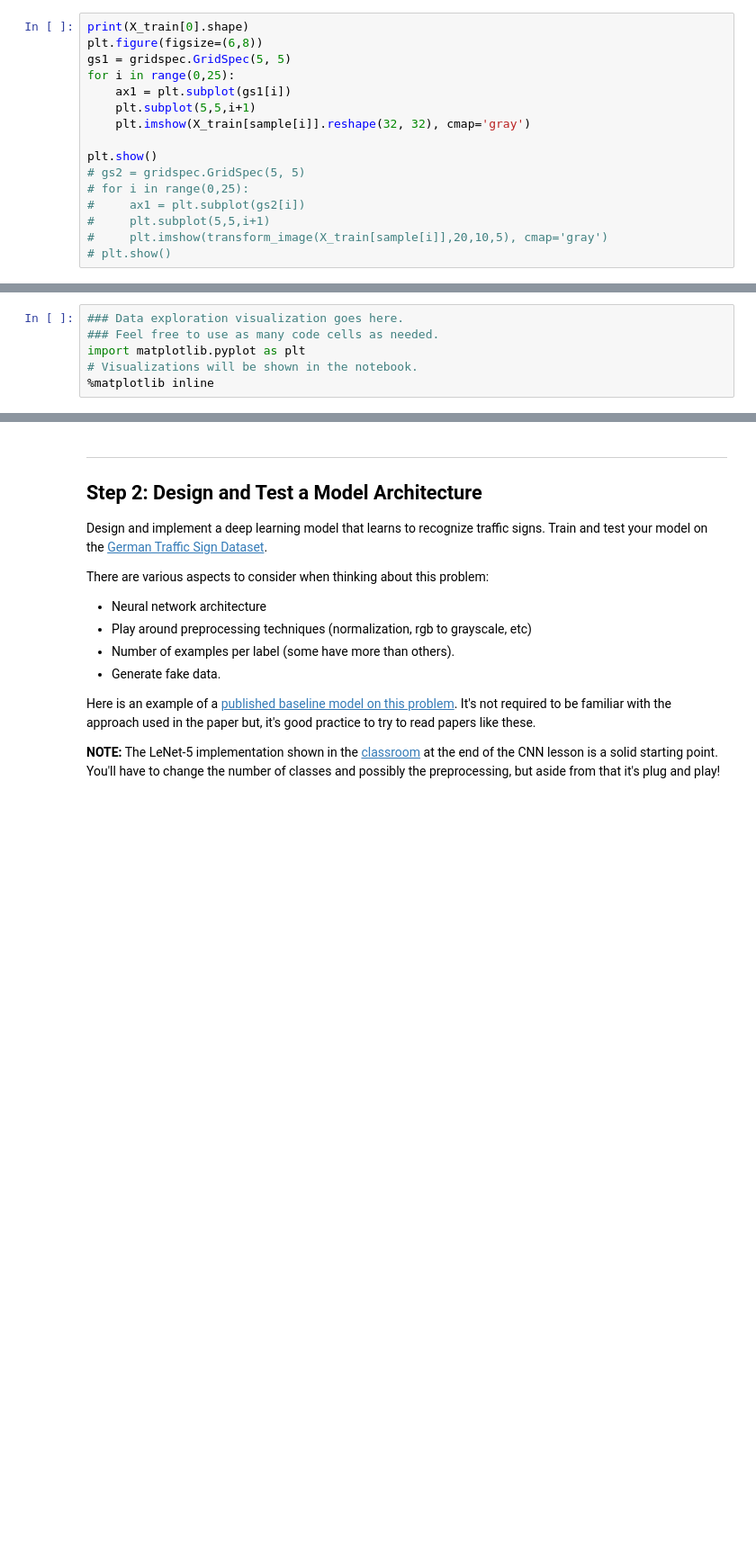
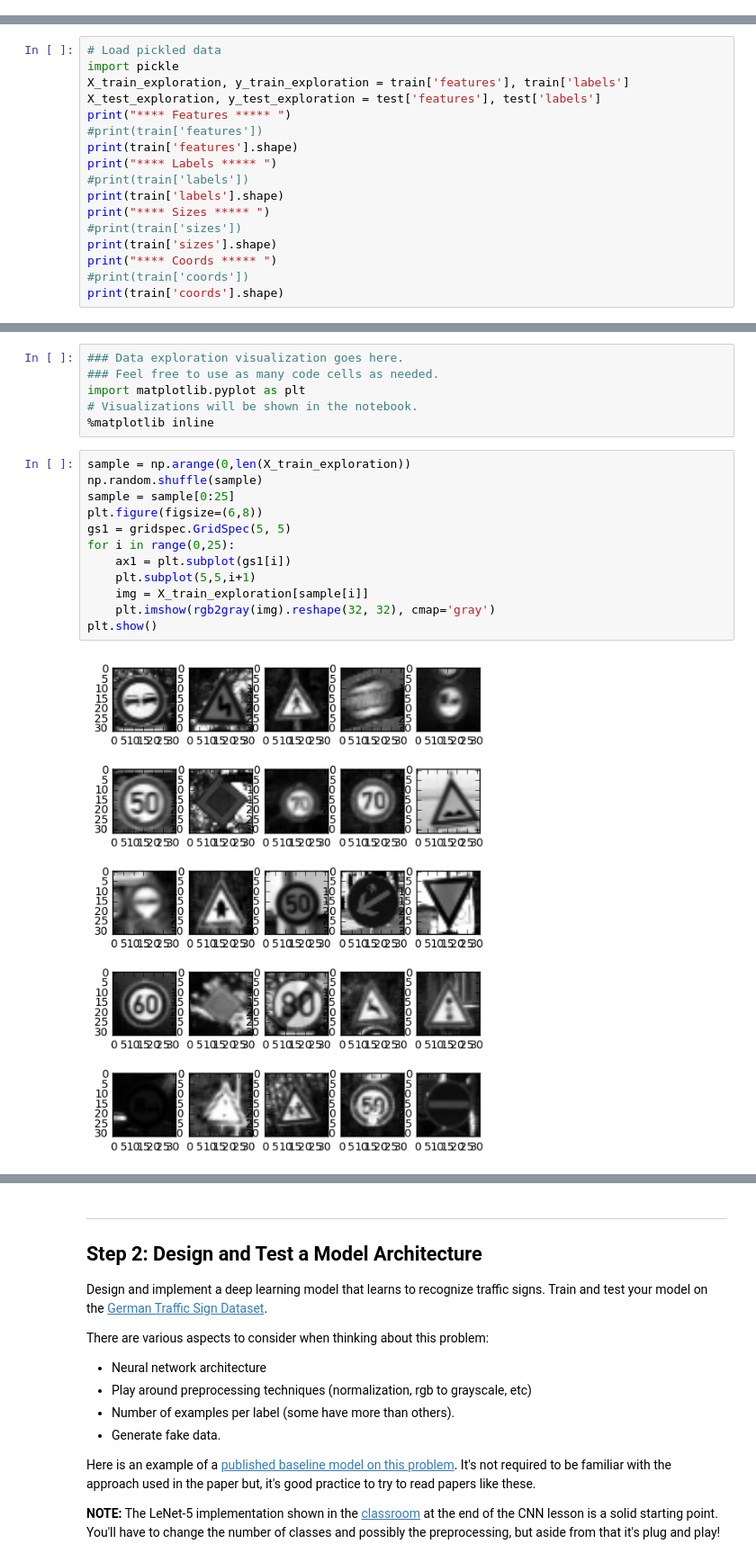
Before and after one commit to sarchak/self_driving_car, a Jupyter notebook: CarND-Traffic-Signs/Traffic_Signs_Recognition.ipynb, the cells around one changed output, grey strips where cells are left out. Shown at 90% size. Cells and saved outputs as stored; diff of their text form; blank space fills up the shorter version.

```diff
--- a/CarND-Traffic-Signs/Traffic_Signs_Recognition.ipynb
+++ b/CarND-Traffic-Signs/Traffic_Signs_Recognition.ipynb
@@ -143,16 +46,0 @@ X_test = rgb2gray(X_test).reshape(-1, 32, 32, 1)
-# %%
-print(X_train[0].shape)
-plt.figure(figsize=(6,8))
-gs1 = gridspec.GridSpec(5, 5)
-for i in range(0,25):
-    ax1 = plt.subplot(gs1[i])
-    plt.subplot(5,5,i+1)
-    plt.imshow(X_train[sample[i]].reshape(32, 32), cmap='gray')
-
-plt.show()
-# gs2 = gridspec.GridSpec(5, 5)
-# for i in range(0,25):
-#     ax1 = plt.subplot(gs2[i])
-#     plt.subplot(5,5,i+1)
-#     plt.imshow(transform_image(X_train[sample[i]],20,10,5), cmap='gray')
-# plt.show()
@@ -222,3 +219,20 @@ The pickled data is a dictionary with 4 key/value pairs:
 - `'coords'` is a list containing tuples, (x1, y1, x2, y2) representing coordinates of a bounding box around the sign in the image. **THESE COORDINATES ASSUME THE ORIGINAL IMAGE. THE PICKLED DATA CONTAINS RESIZED VERSIONS (32 by 32) OF THESE IMAGES**
 
 Complete the basic data summary below.
+# %%
+# Load pickled data
+import pickle
+X_train_exploration, y_train_exploration = train['features'], train['labels']
+X_test_exploration, y_test_exploration = test['features'], test['labels']
+print("**** Features ***** ")
+#print(train['features'])
+print(train['features'].shape)
+print("**** Labels ***** ")
+#print(train['labels'])
+print(train['labels'].shape)
+print("**** Sizes ***** ")
+#print(train['sizes'])
+print(train['sizes'].shape)
+print("**** Coords ***** ")
+#print(train['coords'])
+print(train['coords'].shape)
@@ -234,3 +267,17 @@ The [Matplotlib](http://matplotlib.org/) [examples](http://matplotlib.org/exampl
 import matplotlib.pyplot as plt
 # Visualizations will be shown in the notebook.
 %matplotlib inline
+# %%
+sample = np.arange(0,len(X_train_exploration))
+np.random.shuffle(sample)
+sample = sample[0:25]
+plt.figure(figsize=(6,8))
+gs1 = gridspec.GridSpec(5, 5)
+for i in range(0,25):
+    ax1 = plt.subplot(gs1[i])
+    plt.subplot(5,5,i+1)
+    img = X_train_exploration[sample[i]]
+    plt.imshow(rgb2gray(img).reshape(32, 32), cmap='gray')
+plt.show()
+# %% [output]
+[figure, added]
```
Also changed, not shown: parts of 19 cells of this notebook.
